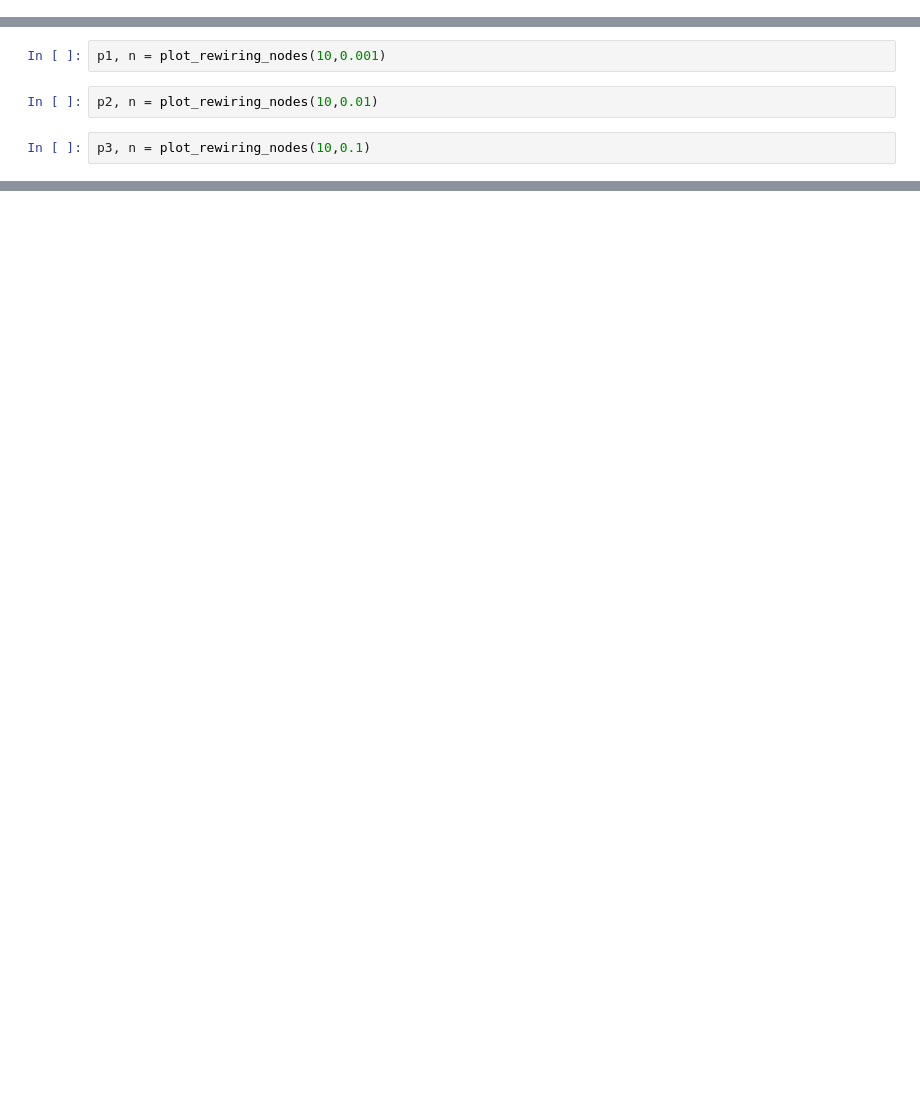
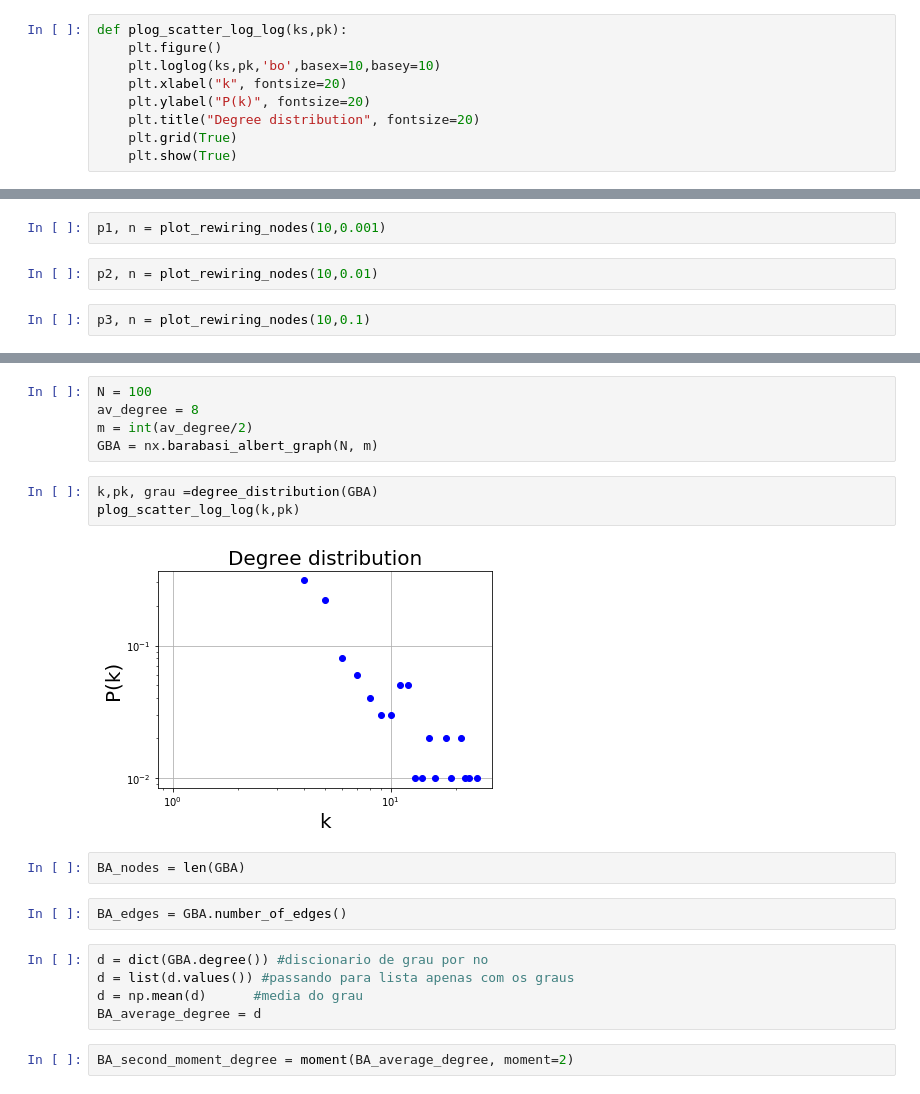
Before and after one commit to illiamw/Redes-Complexas, a Jupyter notebook: Projeto3/Projeto3.ipynb, the cells around one changed output, grey strips where cells are left out. Saved outputs shown, nothing was run; the diff lists cells and outputs as text; blank space fills up the shorter version.

```diff
--- a/Projeto3/Projeto3.ipynb
+++ b/Projeto3/Projeto3.ipynb
@@ -91,6 +91,15 @@ def plog_scatter(k,pk):
     plt.ylabel('Degree')
     plt.title("Dispersão Grau k")
     plt.scatter(k, pk, s=100)
+# %%
+def plog_scatter_log_log(ks,pk):
+    plt.figure()
+    plt.loglog(ks,pk,'bo',basex=10,basey=10)
+    plt.xlabel("k", fontsize=20)
+    plt.ylabel("P(k)", fontsize=20)
+    plt.title("Degree distribution", fontsize=20)
+    plt.grid(True)
+    plt.show(True)
 # %% [markdown]
 ## Questão1
 # %%
@@ -559,0 +567,21 @@ The PostScript backend does not support transparency; partially transparent arti
+# %%
+N = 100
+av_degree = 8
+m = int(av_degree/2)
+GBA = nx.barabasi_albert_graph(N, m)
+# %%
+k,pk, grau =degree_distribution(GBA)
+plog_scatter_log_log(k,pk)
+# %% [output]
+[figure, added]
+# %%
+BA_nodes = len(GBA)
+# %%
+BA_edges = GBA.number_of_edges()
+# %%
+d = dict(GBA.degree()) #discionario de grau por no
+d = list(d.values()) #passando para lista apenas com os graus
+d = np.mean(d)      #media do grau
+BA_average_degree = d
+# %%
+BA_second_moment_degree = moment(BA_average_degree, moment=2)
```
Also changed, not shown: parts of 27 cells of this notebook, 1 other file.
